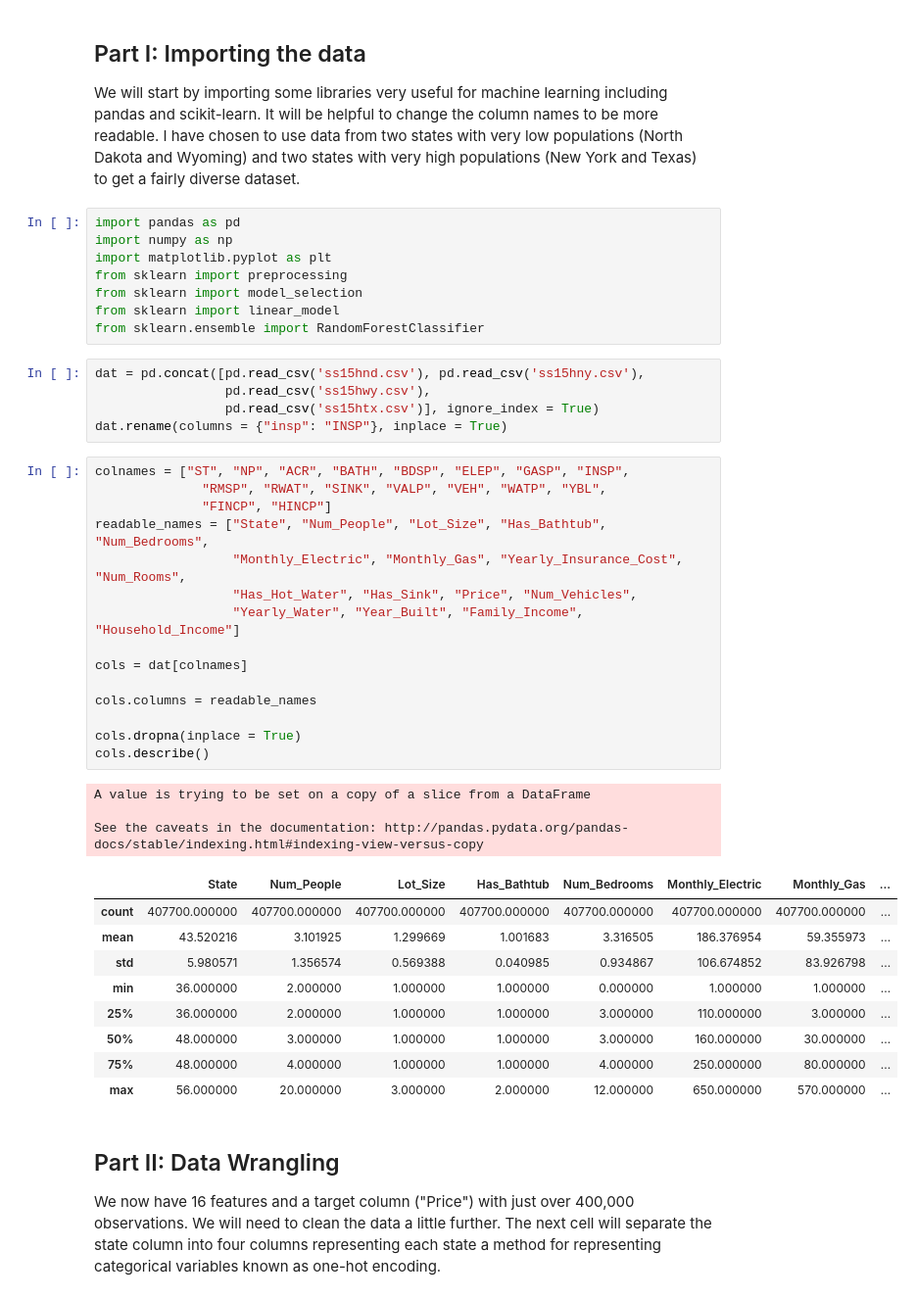
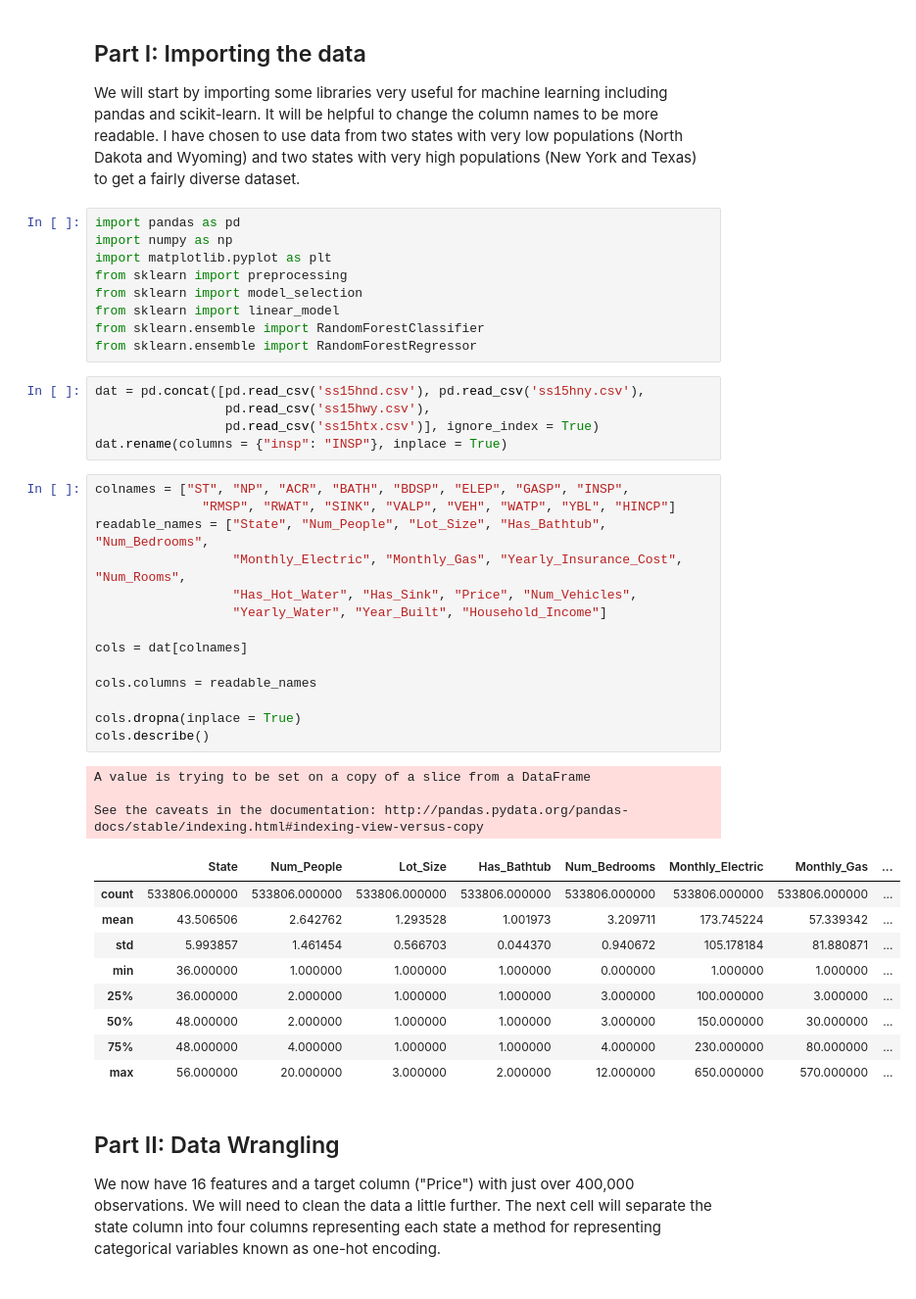
Before and after one commit to hbrumley/Home_Value_Analysis, a Jupyter notebook: Capstone_Housing.ipynb, the cells around one changed output. Shown at 98% size. Saved outputs shown, nothing was run; the diff lists cells and outputs as text.

```diff
--- a/Capstone_Housing.ipynb
+++ b/Capstone_Housing.ipynb
@@ -14,6 +14,7 @@ from sklearn import preprocessing
 from sklearn import model_selection
 from sklearn import linear_model
 from sklearn.ensemble import RandomForestClassifier
+from sklearn.ensemble import RandomForestRegressor
 # %%
 dat = pd.concat([pd.read_csv('ss15hnd.csv'), pd.read_csv('ss15hny.csv'),
                  pd.read_csv('ss15hwy.csv'),
@@ -21,31 +22,30 @@ dat = pd.concat([pd.read_csv('ss15hnd.csv'), pd.read_csv('ss15hny.csv'),
 dat.rename(columns = {"insp": "INSP"}, inplace = True)
 # %%
 colnames = ["ST", "NP", "ACR", "BATH", "BDSP", "ELEP", "GASP", "INSP",
-              "RMSP", "RWAT", "SINK", "VALP", "VEH", "WATP", "YBL",
-              "FINCP", "HINCP"]
+              "RMSP", "RWAT", "SINK", "VALP", "VEH", "WATP", "YBL", "HINCP"]
 readable_names = ["State", "Num_People", "Lot_Size", "Has_Bathtub", "Num_Bedrooms",
                   "Monthly_Electric", "Monthly_Gas", "Yearly_Insurance_Cost", "Num_Rooms",
                   "Has_Hot_Water", "Has_Sink", "Price", "Num_Vehicles",
-                  "Yearly_Water", "Year_Built", "Family_Income", "Household_Income"]
+                  "Yearly_Water", "Year_Built", "Household_Income"]
 
 cols = dat[colnames]
 
 cols.columns = readable_names
 
 cols.dropna(inplace = True)
 cols.describe()
 # %% [output]
 A value is trying to be set on a copy of a slice from a DataFrame
 
 See the caveats in the documentation: http://pandas.pydata.org/pandas-docs/stable/indexing.html#indexing-view-versus-copy
 |  | State | Num_People | Lot_Size | Has_Bathtub | Num_Bedrooms | Monthly_Electric | Monthly_Gas | ... |
-| count | 407700.000000 | 407700.000000 | 407700.000000 | 407700.000000 | 407700.000000 | 407700.000000 | 407700.000000 | ... |
-| mean | 43.520216 | 3.101925 | 1.299669 | 1.001683 | 3.316505 | 186.376954 | 59.355973 | ... |
-| std | 5.980571 | 1.356574 | 0.569388 | 0.040985 | 0.934867 | 106.674852 | 83.926798 | ... |
-| min | 36.000000 | 2.000000 | 1.000000 | 1.000000 | 0.000000 | 1.000000 | 1.000000 | ... |
-| 25% | 36.000000 | 2.000000 | 1.000000 | 1.000000 | 3.000000 | 110.000000 | 3.000000 | ... |
-| 50% | 48.000000 | 3.000000 | 1.000000 | 1.000000 | 3.000000 | 160.000000 | 30.000000 | ... |
-| 75% | 48.000000 | 4.000000 | 1.000000 | 1.000000 | 4.000000 | 250.000000 | 80.000000 | ... |
+| count | 533806.000000 | 533806.000000 | 533806.000000 | 533806.000000 | 533806.000000 | 533806.000000 | 533806.000000 | ... |
+| mean | 43.506506 | 2.642762 | 1.293528 | 1.001973 | 3.209711 | 173.745224 | 57.339342 | ... |
+| std | 5.993857 | 1.461454 | 0.566703 | 0.044370 | 0.940672 | 105.178184 | 81.880871 | ... |
+| min | 36.000000 | 1.000000 | 1.000000 | 1.000000 | 0.000000 | 1.000000 | 1.000000 | ... |
+| 25% | 36.000000 | 2.000000 | 1.000000 | 1.000000 | 3.000000 | 100.000000 | 3.000000 | ... |
+| 50% | 48.000000 | 2.000000 | 1.000000 | 1.000000 | 3.000000 | 150.000000 | 30.000000 | ... |
+| 75% | 48.000000 | 4.000000 | 1.000000 | 1.000000 | 4.000000 | 230.000000 | 80.000000 | ... |
 | max | 56.000000 | 20.000000 | 3.000000 | 2.000000 | 12.000000 | 650.000000 | 570.000000 | ... |
 # %% [markdown]
 ## Part II: Data Wrangling
```
Also changed, not shown: parts of 52 cells of this notebook, 1 other file.
